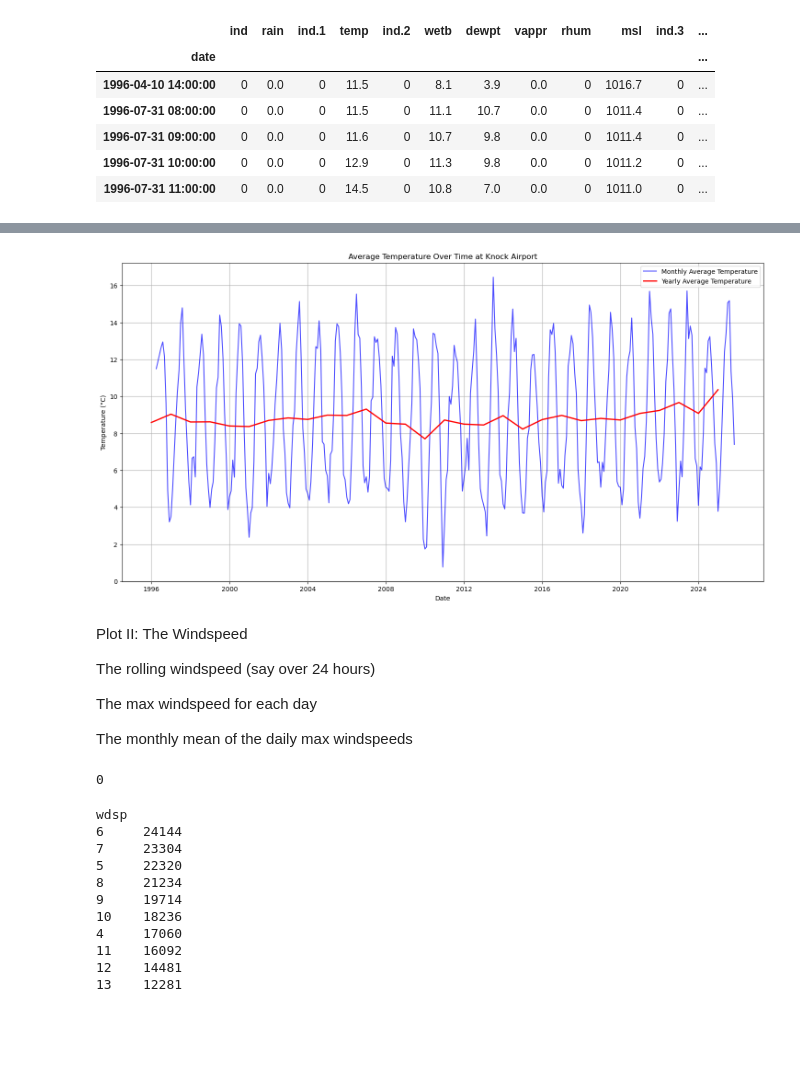
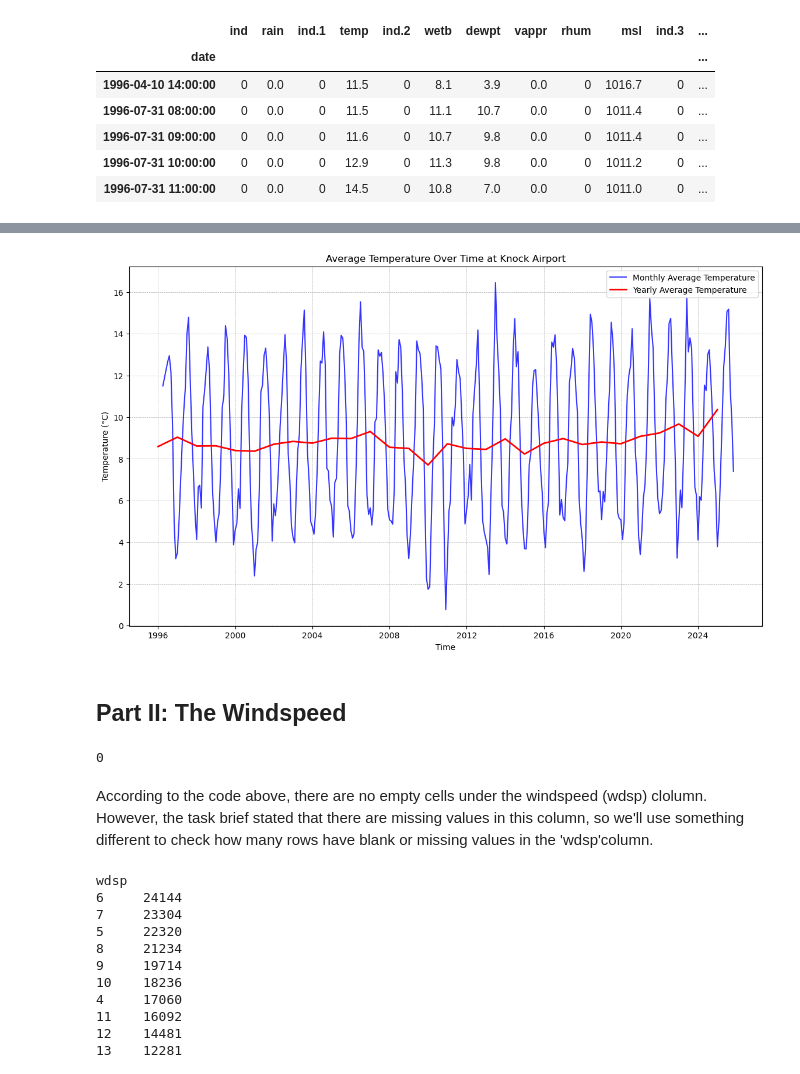
Before and after one commit to marianemcgrath/pfda, a Jupyter notebook: assignment/assignment06_weather.ipynb, the cells around one changed output, grey strips where cells are left out. Cells and saved outputs as stored; diff of their text form; code cells hidden in the pictures; blank space fills up the shorter version.

```diff
--- a/assignment/assignment06_weather.ipynb
+++ b/assignment/assignment06_weather.ipynb
@@ -160,26 +194,20 @@ date
 1999  8.624281
 2000  8.399158
 # %%
-# And, but it looks a bit hard to read, so we'll use matplotlib to plot both the average temperatures monthly and yearly over time
-plt.figure(figsize=(18,9))
-plt.plot(show_monthly.index.to_timestamp(), show_monthly['temp'], label='Monthly Average Temperature', color='blue', alpha=0.7)
+# And, we'll plot both the average temperatures monthly and yearly over time
+plt.figure(figsize=(14, 8))
+plt.plot(show_monthly.index.to_timestamp(), show_monthly['temp'], label='Monthly Average Temperature', color='blue', alpha=0.8)
 plt.plot(show_yearly.index.to_timestamp(), show_yearly['temp'], label='Yearly Average Temperature', color='red', linewidth=2)
 plt.title('Average Temperature Over Time at Knock Airport')
-plt.xlabel('Date')
+plt.xlabel('Time')
 plt.ylabel('Temperature (°C)')
 plt.legend(['Monthly Average Temperature', 'Yearly Average Temperature'])
-plt.grid()
+plt.grid(True, linestyle='--', linewidth=0.5)
 plt.show()
 # %% [output]
-[figure, old version]
+[figure, new version]
-# %% [markdown]
-Plot II: The Windspeed
-
-The rolling windspeed (say over 24 hours)
-
-The max windspeed for each day
-
-The monthly mean of the daily max windspeeds
+# %% [markdown]
+## **Part II: The Windspeed**
 # %%
 # Checking for missing values in the Windspeed ('wdsp') column
 df['wdsp'].isna().sum()
@@ -188,3 +216,5 @@ df['wdsp'].isna().sum()
 # %% [output]
 0
+# %% [markdown]
+According to the code above, there are no empty cells under the windspeed (wdsp) clolumn. However, the task brief stated that there are missing values in this column, so we'll use something different to check how many rows have blank or missing values in the 'wdsp'column.
 # %%
```
Also changed, not shown: parts of 36 cells of this notebook, 7 other files.
